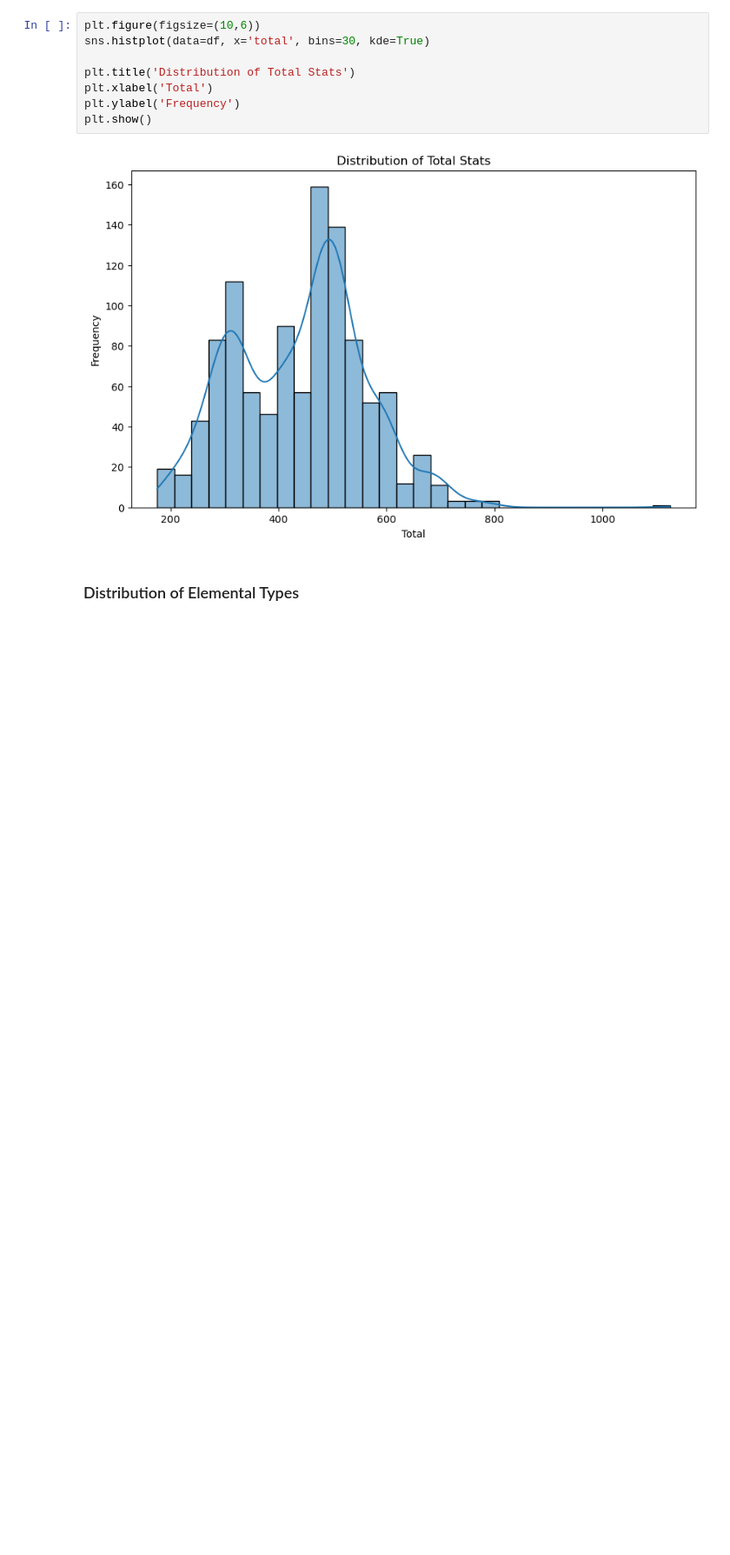
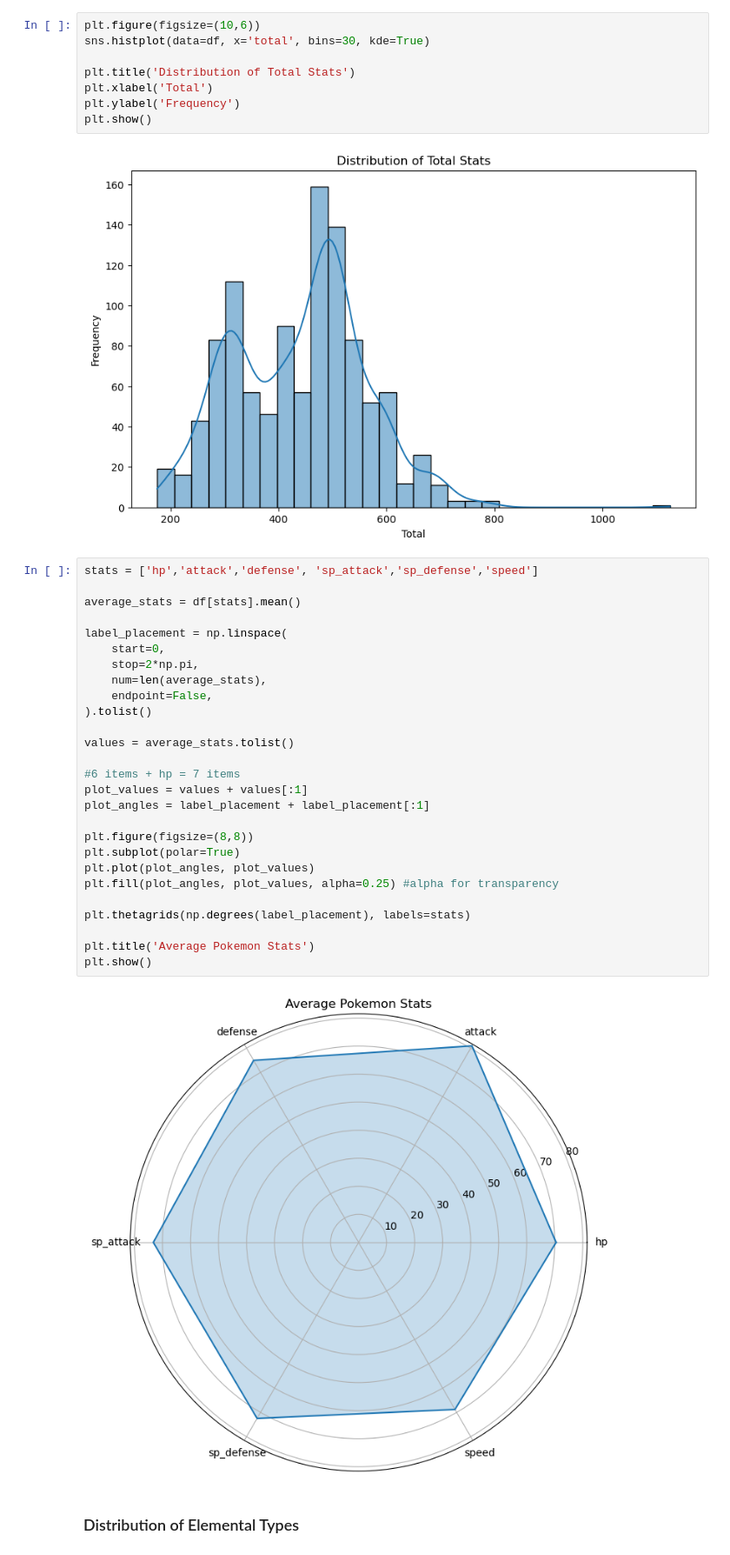
Before and after one commit to PolarBear9905/Pokemon-Legendary-Predictor, a Jupyter notebook: Pokemon.ipynb, the cells around one changed output. Shown at 87% size. Drawn from its saved outputs; the diff is of its cells as text; blank space fills up the shorter version.

Commit message:
Add radar chart and implement streamlit

```diff
--- a/Pokemon.ipynb
+++ b/Pokemon.ipynb
@@ -177,6 +177,35 @@ plt.ylabel('Frequency')
 plt.show()
 # %% [output]
 [figure]
+# %%
+stats = ['hp','attack','defense', 'sp_attack','sp_defense','speed']
+
+average_stats = df[stats].mean()
+
+label_placement = np.linspace(
+    start=0,
+    stop=2*np.pi,
+    num=len(average_stats),
+    endpoint=False,
+).tolist()
+
+values = average_stats.tolist()
+
+#6 items + hp = 7 items
+plot_values = values + values[:1]
+plot_angles = label_placement + label_placement[:1]
+
+plt.figure(figsize=(8,8))
+plt.subplot(polar=True)
+plt.plot(plot_angles, plot_values)
+plt.fill(plot_angles, plot_values, alpha=0.25) #alpha for transparency
+
+plt.thetagrids(np.degrees(label_placement), labels=stats)
+
+plt.title('Average Pokemon Stats')
+plt.show()
+# %% [output]
+[figure, added]
 # %% [markdown]
 ### Distribution of Elemental Types
 # %%
```
Also changed, not shown: parts of 12 cells of this notebook, 2 other files.
